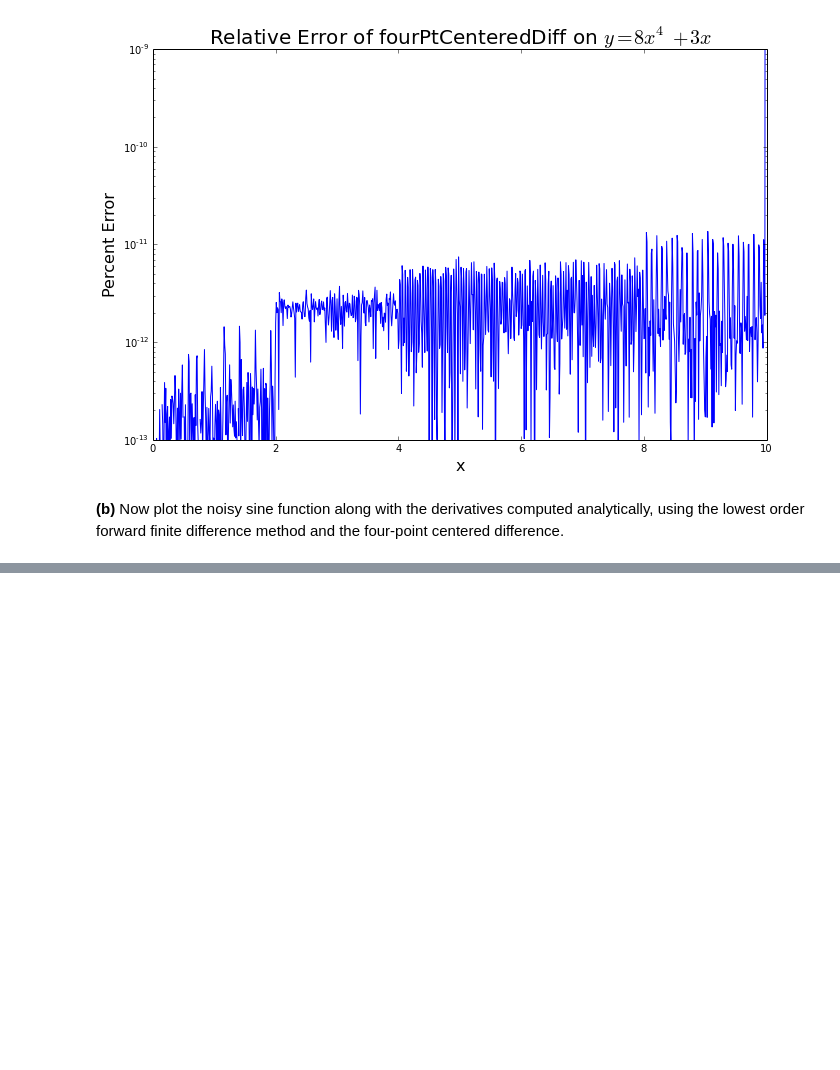
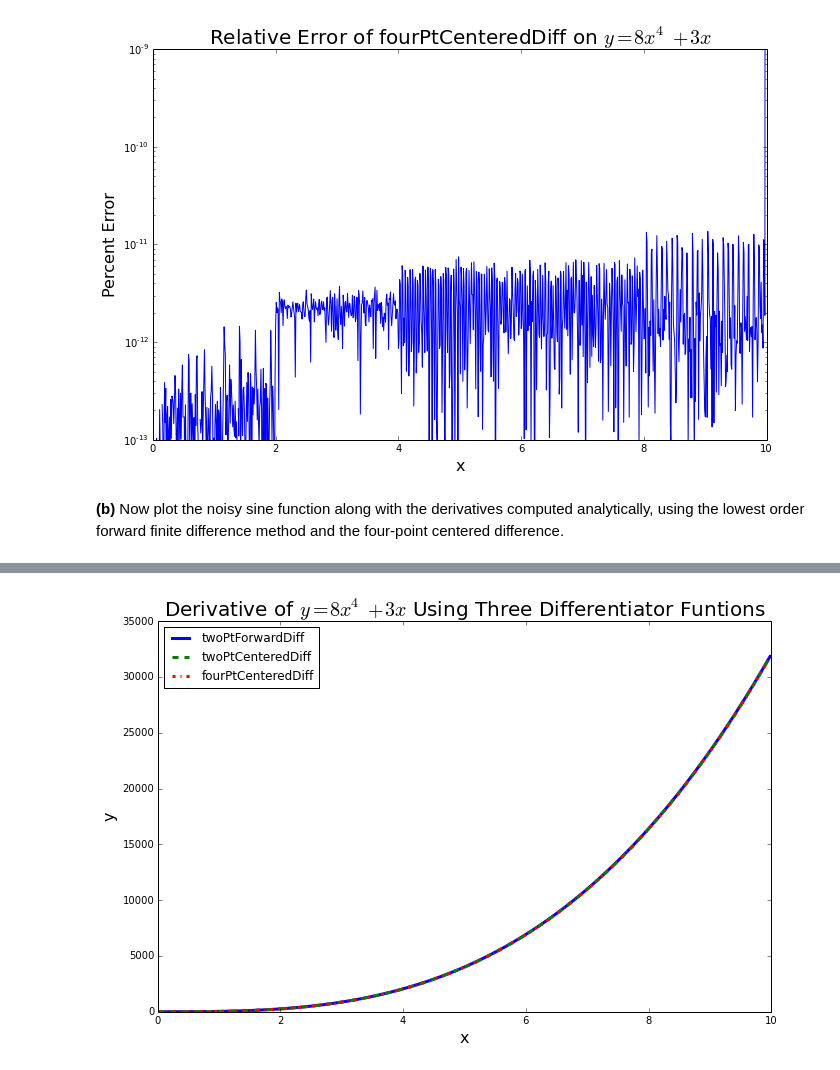
Before and after one commit to pnguye41/PHYS202-S14, a Jupyter notebook: SciPy/DifferentiationExercises.ipynb, the cells around one changed output, grey strips where cells are left out. Drawn from its saved outputs; the diff is of its cells as text; code cells hidden in the pictures; blank space fills up the shorter version.

```diff
--- a/SciPy/DifferentiationExercises.ipynb
+++ b/SciPy/DifferentiationExercises.ipynb
@@ -179,0 +240,13 @@ plt.show()
+# %%
+plt.figure(figsize=(11,7))
+plt.plot(x,twoPtForwardDiff(x,y),lw=3,label='twoPtForwardDiff')
+plt.plot(x,twoPtCenteredDiff(x,y),lw=3,ls='--',label='twoPtCenteredDiff')
+plt.plot(x,fourPtCenteredDiff(x,y),lw=3,ls='-.',label='fourPtCenteredDiff')
+plt.title('Derivative of $y=8x^4+3x$ Using Three Differentiator Funtions',fontsize=20)
+plt.xlabel('x',fontsize=16)
+plt.ylabel('y',fontsize=16)
+plt.legend(loc='upper left')
+
+plt.show()
+# %% [output]
+[figure, added]
```
Also changed, not shown: parts of 9 cells of this notebook, 2 other files.
